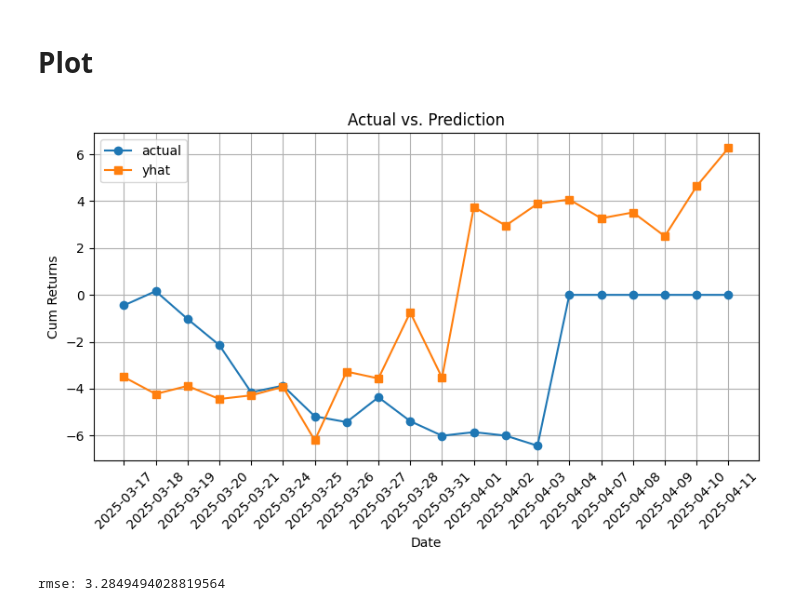
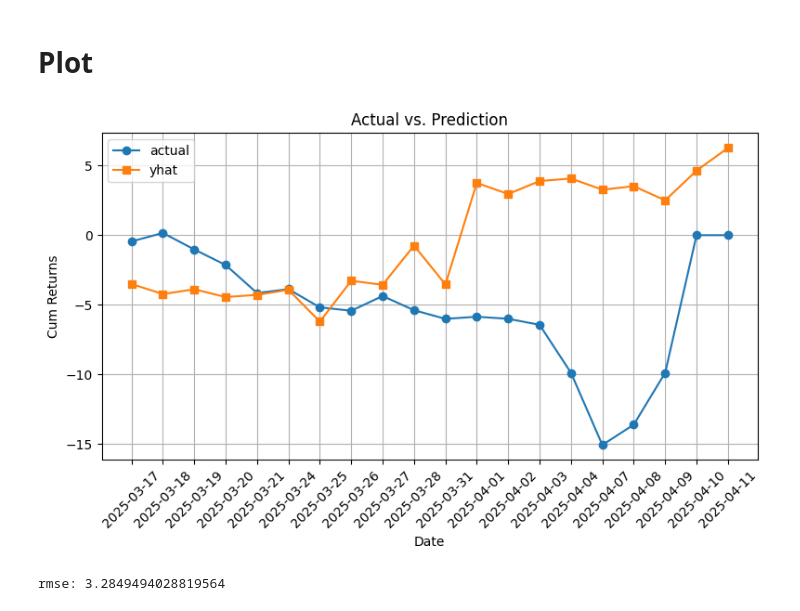
Before and after one commit to agux/marten, a Jupyter notebook: notebooks/0.1-misc.ipynb, the cells around one changed output. Saved outputs shown, nothing was run; the diff lists cells and outputs as text; code cells hidden in the pictures.

```diff
--- a/notebooks/0.1-misc.ipynb
+++ b/notebooks/0.1-misc.ipynb
@@ -688,10 +688,10 @@ actual = [
     -5.85692593719021850100,
     -6.00672639663896142600,
     -6.43683021732058120200,
-    0,
-    0,
-    0,
-    0,
+    -9.88316710625792584800,
+    -15.06647012483738684000,
+    -13.60337965914887311600,
+    -9.88316710625792584800,
     0,
     0,
 ]
@@ -736,34 +736,34 @@ date = [
     "2025-04-03",
     "2025-04-04",
     "2025-04-07",
     "2025-04-08",
     "2025-04-09",
     "2025-04-10",
     "2025-04-11",
 ]
 
 # x-values as indices
 x_values = range(len(actual))
 
 plt.figure(figsize=(8, 5))  # optional: set figure size
 
 # Plot two lines, one for actual and one for predicted
 plt.plot(x_values, actual, marker="o", label="actual")
 plt.plot(x_values, predicted, marker="s", label="yhat")
 
 plt.title("Actual vs. Prediction")
 plt.xlabel("Date")
 plt.ylabel("Cum Returns")
 
 # Replace numeric x-ticks with the dates
 plt.xticks(x_values, date, rotation=45)
 
 plt.legend()
 plt.grid(True)
 plt.tight_layout()  # Helps ensure labels and ticks fit in the figure
 plt.show()
 # %% [output]
-[figure, old version]
+[figure, new version]
 # %%
 import statistics
 import numpy as np
```
Also changed, not shown: 3 other files.
